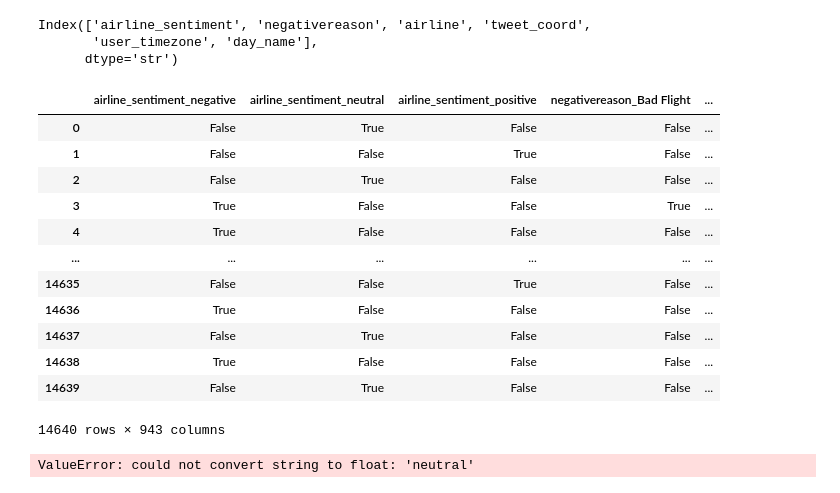
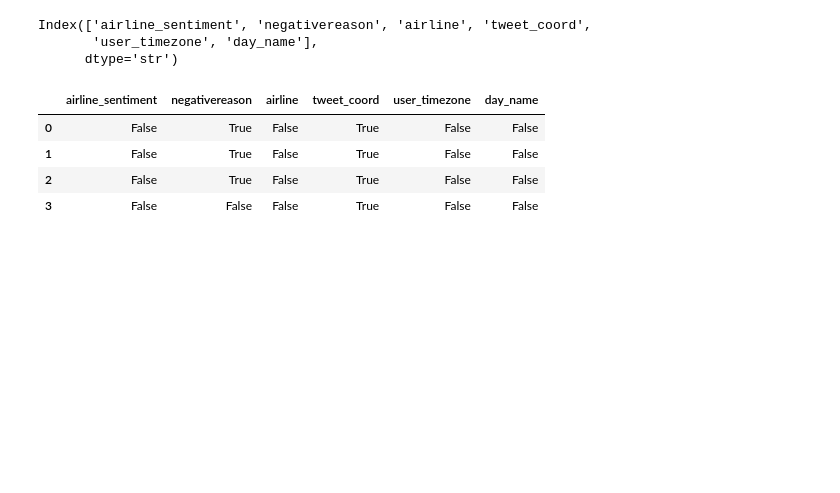
Before and after one commit to pradhans369/Deep_Learning, a Jupyter notebook: 2_3_2.ipynb, the cells around one changed output. Cells and saved outputs as stored; diff of their text form; code cells hidden in the pictures; blank space fills up the shorter version.

```diff
--- a/2_3_2.ipynb
+++ b/2_3_2.ipynb
@@ -245,27 +245,18 @@ Index(['airline_sentiment', 'negativereason', 'airline', 'tweet_coord',
 # using OHE
 df_transformed = pd.get_dummies(df[['airline_sentiment', 'negativereason', 'airline', 'tweet_coord','user_timezone', 'day_name']])
 # %%
-nulls = df['airline_sentiment', 'negativereason', 'airline', 'tweet_coord','user_timezone', 'day_name'].isna()
+nulls = df[['airline_sentiment', 'negativereason', 'airline', 'tweet_coord','user_timezone', 'day_name']].isna()
+nulls.head(4)
+# %% [output]
+|  | airline_sentiment | negativereason | airline | tweet_coord | user_timezone | day_name |
+| 0 | False | True | False | True | False | False |
+| 1 | False | True | False | True | False | False |
+| 2 | False | True | False | True | False | False |
+| 3 | False | False | False | True | False | False |
 # %%
-df_transformed
+df_transformed = df_transformed.astype(float)
+
+# 2. Now run your loop
+for col in ['airline_sentiment', 'negativereason', 'airline', 'tweet_coord', 'user_timezone', 'day_name']:
+    temp_cols = [i for i in df_transformed.columns if i.startswith(col + '_')]
+    df_transformed.loc[nulls[col], temp_cols] = np.nan
-# %% [output]
-|  | airline_sentiment_negative | airline_sentiment_neutral | airline_sentiment_positive | negativereason_Bad Flight | ... |
-| 0 | False | True | False | False | ... |
-| 1 | False | False | True | False | ... |
-| 2 | False | True | False | False | ... |
-| 3 | True | False | False | True | ... |
-| 4 | True | False | False | False | ... |
-| ... | ... | ... | ... | ... | ... |
-| 14635 | False | False | True | False | ... |
-| 14636 | True | False | False | False | ... |
-| 14637 | False | True | False | False | ... |
-| 14638 | True | False | False | False | ... |
-| 14639 | False | True | False | False | ... |
-14640 rows × 943 columns
-# %%
-# imputation on missing values
-
-df_imputed = knn.fit_transform(df)
-df_imputed
-# %% [output]
-ValueError: could not convert string to float: 'neutral'
```
Also changed, not shown: parts of 14 cells of this notebook.
